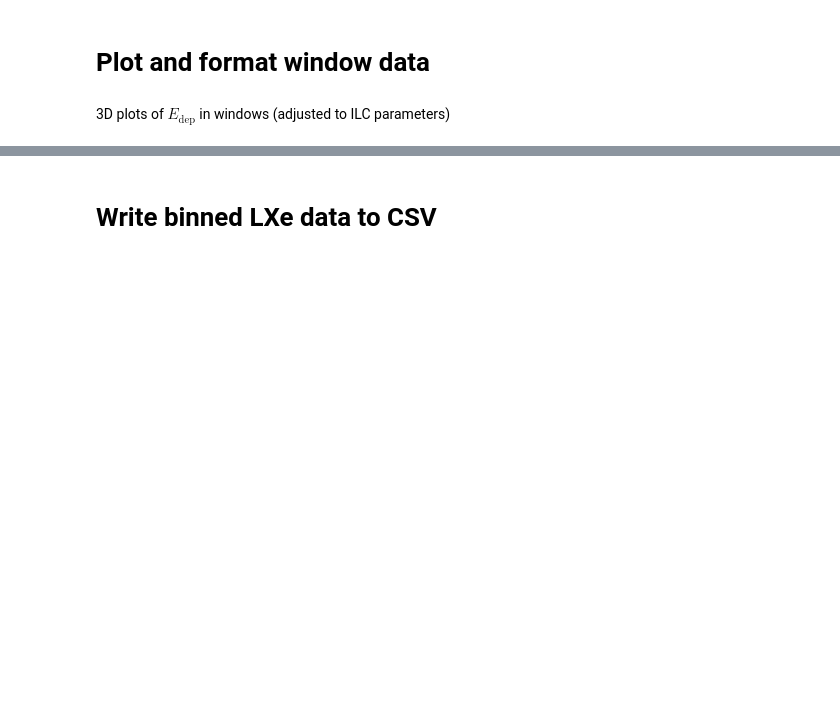
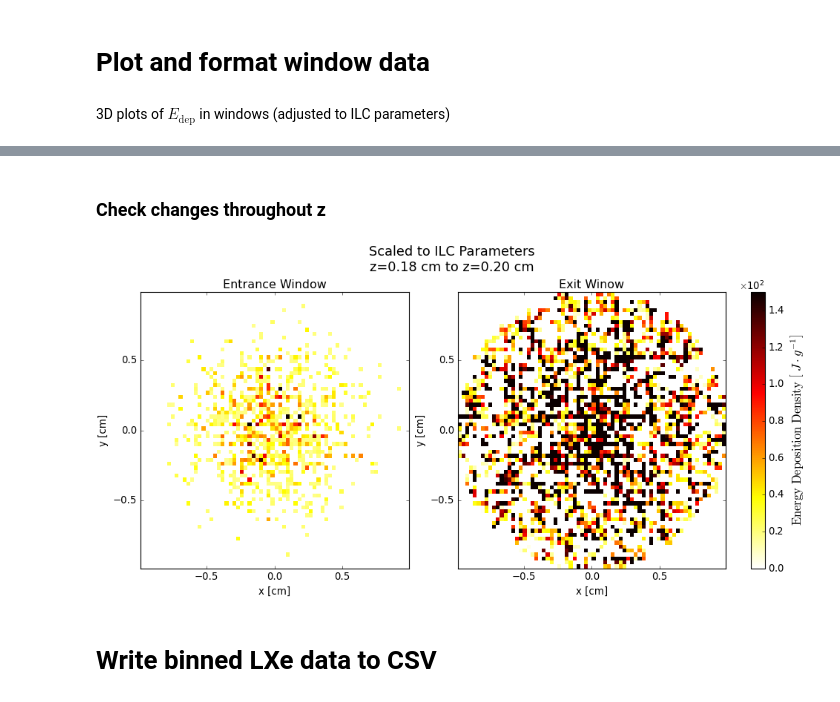
Before and after one commit to MaxVarverakis/G4Bl-LXeSims, a Jupyter notebook: analysis/zslice.ipynb, the cells around one changed output, grey strips where cells are left out. Drawn from its saved outputs; the diff is of its cells as text; code cells hidden in the pictures; blank space fills up the shorter version.

```diff
--- a/analysis/zslice.ipynb
+++ b/analysis/zslice.ipynb
@@ -642,3 +773,58 @@ plt.show()
+# %% [markdown]
+### Check changes throughout z
+# %%
+n_plots = 2
+l = 1.5e2
+z_width = info["WinProperties"]["Win_thickness"]/10 # cm
+n = 70 # n by n grid
+
+plt.close()
+fig, ax = plt.subplots(1, n_plots, figsize=(n_plots*6,6), constrained_layout=True)
+
+# Initialize the colorbar placeholder
+im = ax[n_plots-1].hist2d([0], [0], bins=n, cmap='hot_r', vmax=l)[-1]
+cb = fig.colorbar(im, ax=ax[n_plots-1])
+cb.set_label(label=r'$\mathrm{Energy\ Deposition\ Density}\ \left[\ J\cdot g^{-1}\right]$', fontsize=15)
+cb.formatter.set_useMathText(True)
+cb.formatter.set_powerlimits((0, 0))
+
+zi = Z_entrance.ravel()
+zo = Z_exit.ravel()
+x,y = X_window.ravel(), Y_window.ravel()
+edd = [
+    np.asarray(erav.ravel(), dtype=float) for erav in window_edep_data
+]
+
+titles = [
+    'Entrance Window',
+    'Exit Winow',
+]
+
+def updatefig(frame):
+    slice_mask = [
+        zi == zi[frame],
+        zo == zo[frame],
+    ]
+
+    for i in range(n_plots):
+        ax[i].cla()  # Clear the axis instead of the figure
+        ax[i].hist2d(x[slice_mask[i]], y[slice_mask[i]], bins=n, weights=edd[i][slice_mask[i]], cmap='hot_r', vmax=l)[-1]
+
+        ax[i].set_xlabel(r'x [cm]')
+        ax[i].set_ylabel(r'y [cm]')
+        ax[i].set_title(titles[i])
+
+    plt.suptitle(f"Scaled to ILC Parameters\nz={zi[frame]-zi[0]:.2f} cm to z={zi[frame]-zi[0]+z_width:.2f} cm", fontsize=16)
+
+updatefig(9)
+plt.show()
+
+# anim = animation.FuncAnimation(fig, updatefig, info["WinProperties"]["z_Divs"])
+# anim.save("/Users/max/SLAC Fall 2024/LXeSims"+"/animations/window_z_sweep.gif", fps=1)
+
+# plt.close()
+# %% [output]
+[figure, added]
 # %% [markdown]
 # Write binned LXe data to CSV
 # %%
```
Also changed, not shown: parts of 14 cells of this notebook, 7 other files.
